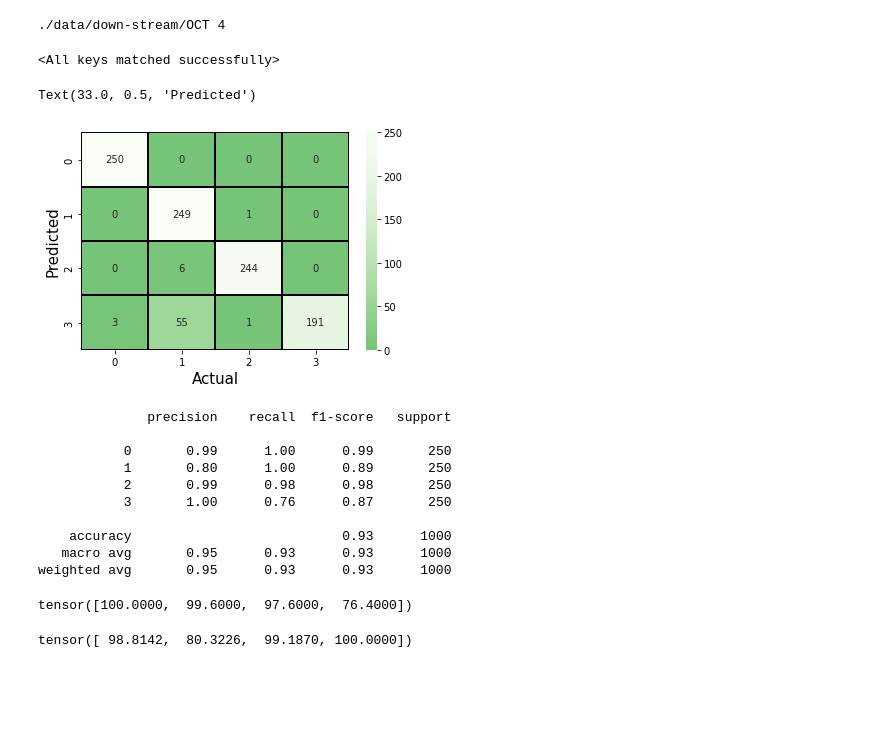
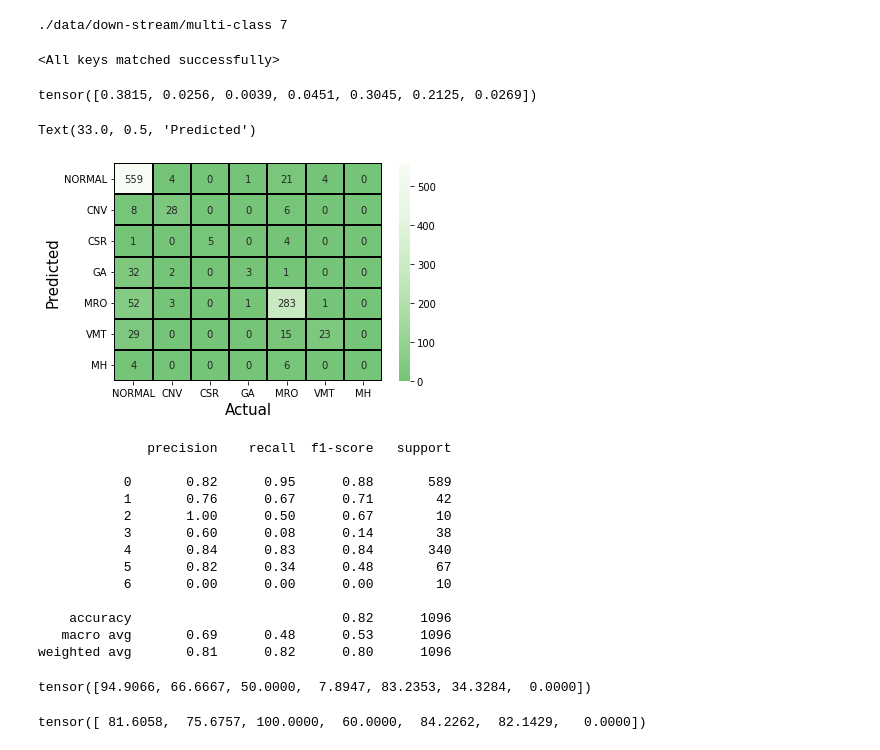
Before and after one commit to SaeedShurrab/Contrastive-positive-pairs-selection-strategies, a Jupyter notebook: notebooks/Inference.ipynb, the cells around one changed output. Saved outputs shown, nothing was run; the diff lists cells and outputs as text; code cells hidden in the pictures; blank space fills up the shorter version.

```diff
--- a/notebooks/Inference.ipynb
+++ b/notebooks/Inference.ipynb
@@ -15,10 +15,11 @@ import seaborn as sns
 from tqdm.notebook import tqdm
 import matplotlib.pyplot as plt
 # %%
-classification_problem = 'benchmark'
+classification_problem = 'multi-class'
 data_dir = os.path.join('./','data','down-stream')
 batch_size = 8
-ckpt_path = './logs/4/fb13c89789a84c3b86aa7d46fc220629/artifacts/checkpoint.ckpt'
+ckpt_path = './checkpoint.ckpt'
+#'./logs/4/054bc8e3e9984d11b309b0c311bc1be4/artifacts/checkpoint.ckpt'
 # %%
 if classification_problem == 'binary':
     data_dir = os.path.join(data_dir,'binary')
@@ -27,7 +28,7 @@ if classification_problem == 'binary':
 
 elif classification_problem =='multi-class':
     data_dir = os.path.join(data_dir,'multi-class')
-    output_dim = 8
+    output_dim = 7
     print(data_dir,output_dim)
 
 elif classification_problem == 'grading':
@@ -41,7 +42,7 @@ elif classification_problem == 'benchmark':
     output_dim = 4
     print(data_dir,output_dim)
 # %% [output]
-./data/down-stream/OCT 4
+./data/down-stream/multi-class 7
 # %%
 data_module = DownStreamDataModule(data_dir=data_dir,
                                    form=classification_problem,
@@ -92,28 +93,32 @@ def get_predictions(model, iterator):
     return labels, pred_labels, probs
 # %%
 y,yhat,yprob = get_predictions(model,data_module.test_dataloader())
+# %%
+yprob[2]
+# %% [output]
+tensor([0.3815, 0.0256, 0.0039, 0.0451, 0.3045, 0.2125, 0.0269])
 # %%
 if classification_problem == 'binary':
     labels = ['NORMAL', 'ABNORMAL']
 elif classification_problem == 'multi-class':
-    labels = ['NORMAL','CNV','CSR','GA','MRO','VMT','FMH','PMH']
+    labels = ['NORMAL','CNV','CSR','GA','MRO','VMT','MH']
 elif classification_problem == 'grading':
     labels = ['Mild', 'MODERATE', 'SEVERE']
 # %%
 heatmap = sns.heatmap(confusion_matrix(yhat,y,output_dim),annot=True,fmt="0000.0f",
-            #xticklabels=labels,
-            #yticklabels=labels,
+            xticklabels=labels,
+            yticklabels=labels,
             linecolor='black',
             linewidths=0.1,
             cmap='Greens_r',
             center=0,
            )
 
 plt.xlabel('Actual', fontsize = 15) # x-axis label with fontsize 15
 plt.ylabel('Predicted', fontsize = 15) # y-axis label with fontsize 15
 # %% [output]
 Text(33.0, 0.5, 'Predicted')
-[figure, old version]
+[figure, new version]
 # %%
 average='none'
 # %%
@@ -124,22 +129,25 @@ print(x)
 # %% [output]
               precision    recall  f1-score   support
 
-           0       0.99      1.00      0.99       250
-           1       0.80      1.00      0.89       250
-           2       0.99      0.98      0.98       250
-           3       1.00      0.76      0.87       250
+           0       0.82      0.95      0.88       589
+           1       0.76      0.67      0.71        42
+           2       1.00      0.50      0.67        10
+           3       0.60      0.08      0.14        38
+           4       0.84      0.83      0.84       340
+           5       0.82      0.34      0.48        67
+           6       0.00      0.00      0.00        10
 
-    accuracy                           0.93      1000
-   macro avg       0.95      0.93      0.93      1000
-weighted avg       0.95      0.93      0.93      1000
+    accuracy                           0.82      1096
+   macro avg       0.69      0.48      0.53      1096
+weighted avg       0.81      0.82      0.80      1096
 # %%
 recall(yhat,y,num_classes=output_dim, average=average)*100
 # %% [output]
-tensor([100.0000,  99.6000,  97.6000,  76.4000])
+tensor([94.9066, 66.6667, 50.0000,  7.8947, 83.2353, 34.3284,  0.0000])
 # %%
 precision(yhat,y,num_classes=output_dim, average=average)*100
 # %% [output]
-tensor([ 98.8142,  80.3226,  99.1870, 100.0000])
+tensor([ 81.6058,  75.6757, 100.0000,  60.0000,  84.2262,  82.1429,   0.0000])
 # %%
 accuracy(yhat,y)*100
 # %% [output]
```
Also changed, not shown: parts of 7 cells of this notebook, 2 other files.
